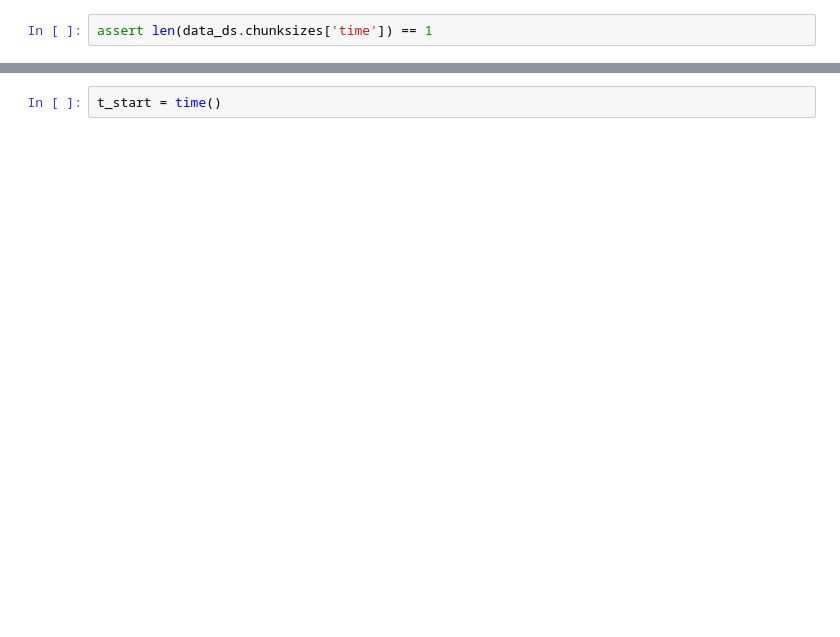
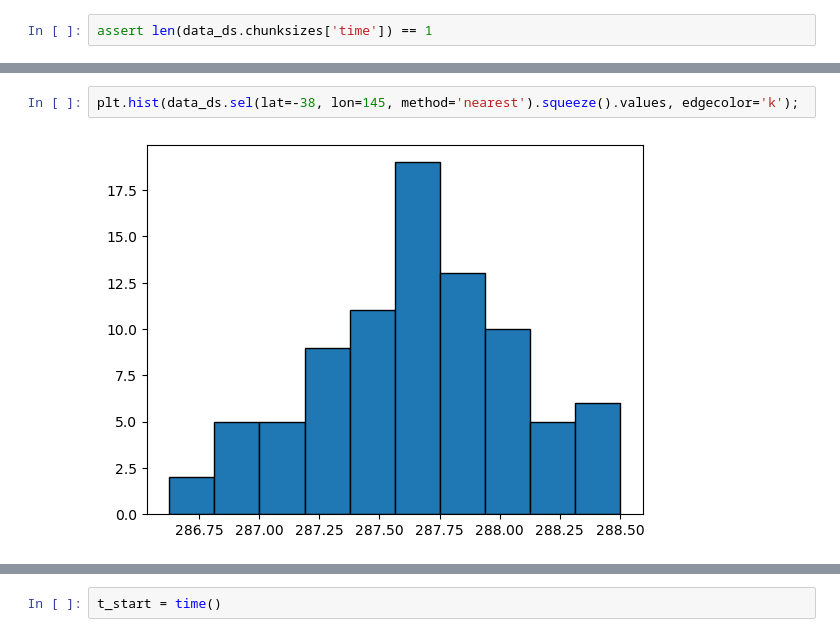
Before and after one commit to alexborowiak/time_of_emergene_drafts, a Jupyter notebook: toplevel_notebooks/03_local_emergence_calculations.ipynb, the cells around one changed output, grey strips where cells are left out. Drawn from its saved outputs; the diff is of its cells as text; blank space fills up the shorter version.

```diff
--- a/toplevel_notebooks/03_local_emergence_calculations.ipynb
+++ b/toplevel_notebooks/03_local_emergence_calculations.ipynb
@@ -325,3 +401,7 @@ assert len(data_ds.chunksizes['time']) == 1
+# %%
+plt.hist(data_ds.sel(lat=-38, lon=145, method='nearest').squeeze().values, edgecolor='k');
+# %% [output]
+[figure, added]
 # %%
 data_ds.sel(lat=-38, lon=145, method='nearest').plot()
 # %% [output]
```
Also changed, not shown: parts of 123 cells of this notebook, 4 other files.
